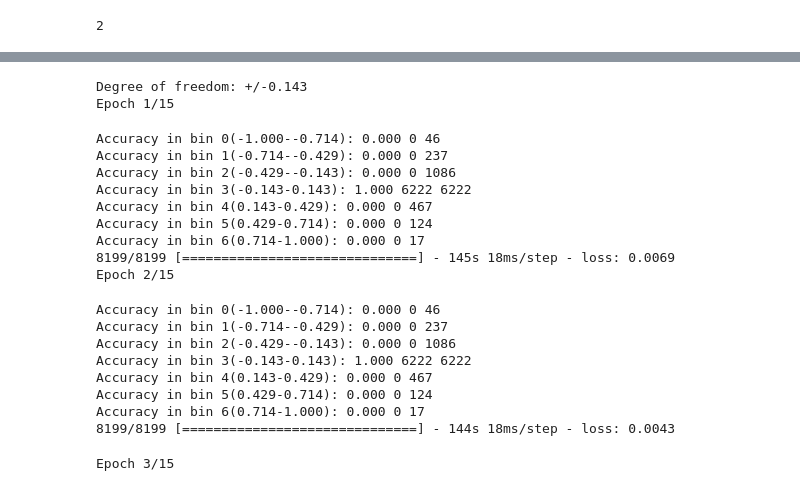
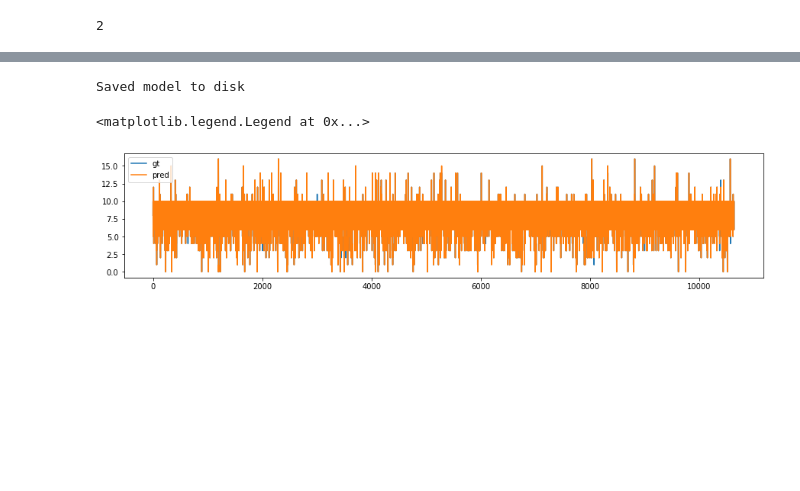
Before and after one commit to bwosh/CarND-Behavioral-Cloning, a Jupyter notebook: BC.ipynb, the cells around one changed output, grey strips where cells are left out. Saved outputs shown, nothing was run; the diff lists cells and outputs as text; code cells hidden in the pictures; blank space fills up the shorter version.

```diff
--- a/BC.ipynb
+++ b/BC.ipynb
@@ -180,8 +190,0 @@ class DrivingDataset(Dataset):
-# %%
-model = Sequential()
-model.add(Lambda(lambda x: (x / 255.0) - 0.5, input_shape=(160,320,3)))
-model.add(Cropping2D(cropping=((65,25), (0,0)), input_shape=(160,320,3)))
-
-optimizer = Adam(learning_rate=0.001)
-loss = MSE
-model.compile(optimizer, loss)
@@ -293,13 +300,18 @@ class EpochSummarizer():
 # %%
 model = Sequential()
-model.add(Lambda(lambda x: (x / 255.0) - 0.5, input_shape=(160,320,3)))
+model.add(Lambda(lambda x: 2*((x / 255.0) - 0.5), input_shape=(160,320,3)))
 model.add(Cropping2D(cropping=((65,25), (0,0)), input_shape=(160,320,3)))
-model.add(Conv2D(16,(3,3),padding='valid', activation='relu'))
+model.add(Conv2D(16,(5,5),padding='valid', activation='relu'))
+model.add(Conv2D(32,(3,3),padding='valid', activation='relu'))
+model.add(Conv2D(64,(3,3),padding='valid', activation='relu'))
+model.add(Conv2D(128,(3,3),padding='valid', activation='relu'))
 model.add(GlobalAveragePooling2D())
-model.add(Dense(1, activation='sigmoid'))
+model.add(Dense(32, activation='relu'))
+model.add(Dropout(rate=0.5))
+model.add(Dense(1, activation=None))
 
 optimizer = Adam(learning_rate=0.001)
-loss = MSE
-model.compile(optimizer, loss)
+loss = MSE#weighted_loss
+model.compile(optimizer, loss, metrics=[MAE])
 model.summary()
 # %% [output]
@@ -457,37 +545,17 @@ def data_generator(ld, epochs):
-# %%
-epochs = 15
-reduce_lr = ReduceLROnPlateau(monitor='loss', factor=0.2, patience=2, min_lr=0.00001, verbose=1)
-
-epoch_summarizer = EpochSummarizer(model, data_loader)
-summarize = LambdaCallback(on_epoch_end=lambda epoch,logs: epoch_summarizer.summarize(epoch, logs))
-
-fit_result = model.fit_generator(data_generator(data_loader, epochs),
-                                 steps_per_epoch=len(data_loader),
-                                 epochs=epochs,
-                                 verbose=1,
-                                 callbacks=[
-                                         reduce_lr,
-                                         summarize
-                                         ])
-plt.plot(fit_result.history['loss'])
-# %% [output]
-Degree of freedom: +/-0.143
-Epoch 1/15
-Accuracy in bin 0(-1.000--0.714): 0.000 0 46
-Accuracy in bin 1(-0.714--0.429): 0.000 0 237
-Accuracy in bin 2(-0.429--0.143): 0.000 0 1086
-Accuracy in bin 3(-0.143-0.143): 1.000 6222 6222
-Accuracy in bin 4(0.143-0.429): 0.000 0 467
-Accuracy in bin 5(0.429-0.714): 0.000 0 124
-Accuracy in bin 6(0.714-1.000): 0.000 0 17
-8199/8199 [==============================] - 145s 18ms/step - loss: 0.0069
-Epoch 2/15
-Accuracy in bin 0(-1.000--0.714): 0.000 0 46
-Accuracy in bin 1(-0.714--0.429): 0.000 0 237
-Accuracy in bin 2(-0.429--0.143): 0.000 0 1086
-Accuracy in bin 3(-0.143-0.143): 1.000 6222 6222
-Accuracy in bin 4(0.143-0.429): 0.000 0 467
-Accuracy in bin 5(0.429-0.714): 0.000 0 124
-Accuracy in bin 6(0.714-1.000): 0.000 0 17
-8199/8199 [==============================] - 144s 18ms/step - loss: 0.0043
-Epoch 3/15
+# %%
+model_json = model.to_json()
+with open("model.json", "w") as json_file:
+    json_file.write(model_json)
+# serialize weights to HDF5
+model.save_weights("model.h5")
+print("Saved model to disk")
+# %% [output]
+Saved model to disk
+# %%
+plt.figure(figsize=(15,3))
+plt.plot(epoch_summarizer.data[99][:,3], label="gt")
+plt.plot(epoch_summarizer.data[99][:,2], label="pred")
+plt.legend()
+# %% [output]
+<matplotlib.legend.Legend at 0x...>
+[figure, added]
```
Also changed, not shown: parts of 26 cells of this notebook.
